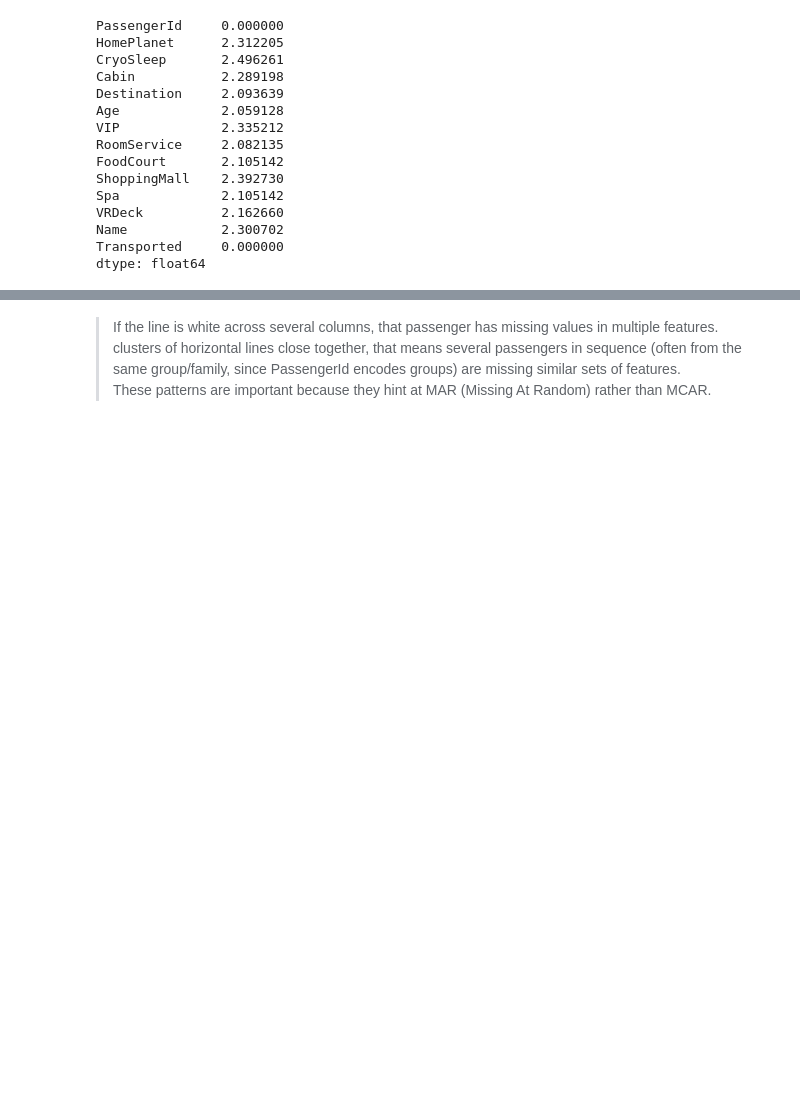
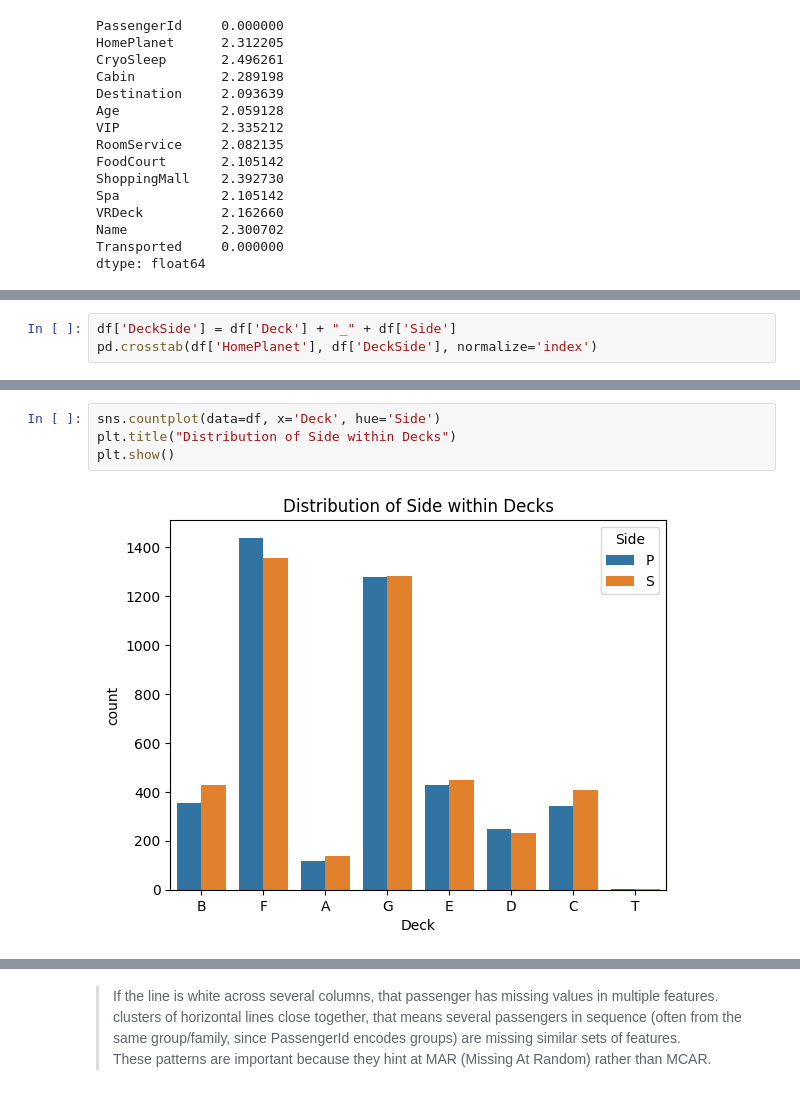
Before and after one commit to Darknight47/Kaggle-Competitions, a Jupyter notebook: Spaceship_Titanic/notebooks/data_understanding.ipynb, the cells around one changed output, grey strips where cells are left out. Cells and saved outputs as stored; diff of their text form; blank space fills up the shorter version.

```diff
--- a/Spaceship_Titanic/notebooks/data_understanding.ipynb
+++ b/Spaceship_Titanic/notebooks/data_understanding.ipynb
@@ -66,0 +133,3 @@ No single column is overwhelmingly missing, so we won’t need to drop entire fe
+# %%
+df['DeckSide'] = df['Deck'] + "_" + df['Side']
+pd.crosstab(df['HomePlanet'], df['DeckSide'], normalize='index')
@@ -66,0 +142,6 @@ No single column is overwhelmingly missing, so we won’t need to drop entire fe
+# %%
+sns.countplot(data=df, x='Deck', hue='Side')
+plt.title("Distribution of Side within Decks")
+plt.show()
+# %% [output]
+[figure, added]
```
Also changed, not shown: parts of 76 cells of this notebook, 5 other files.
